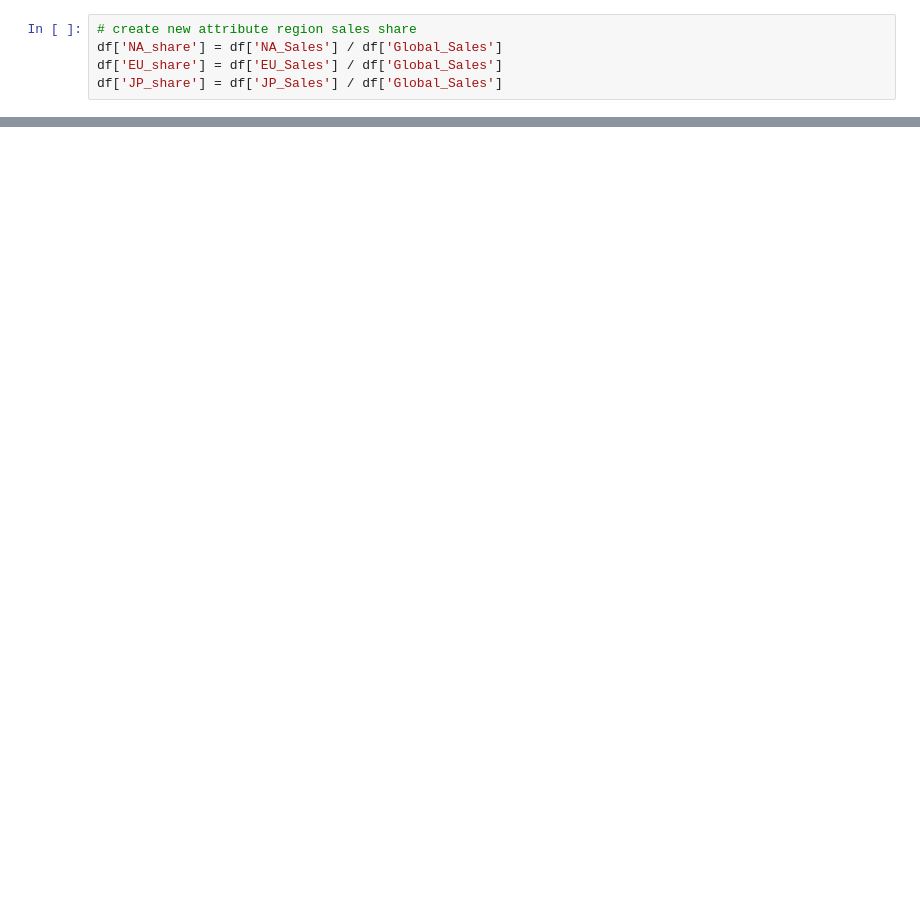
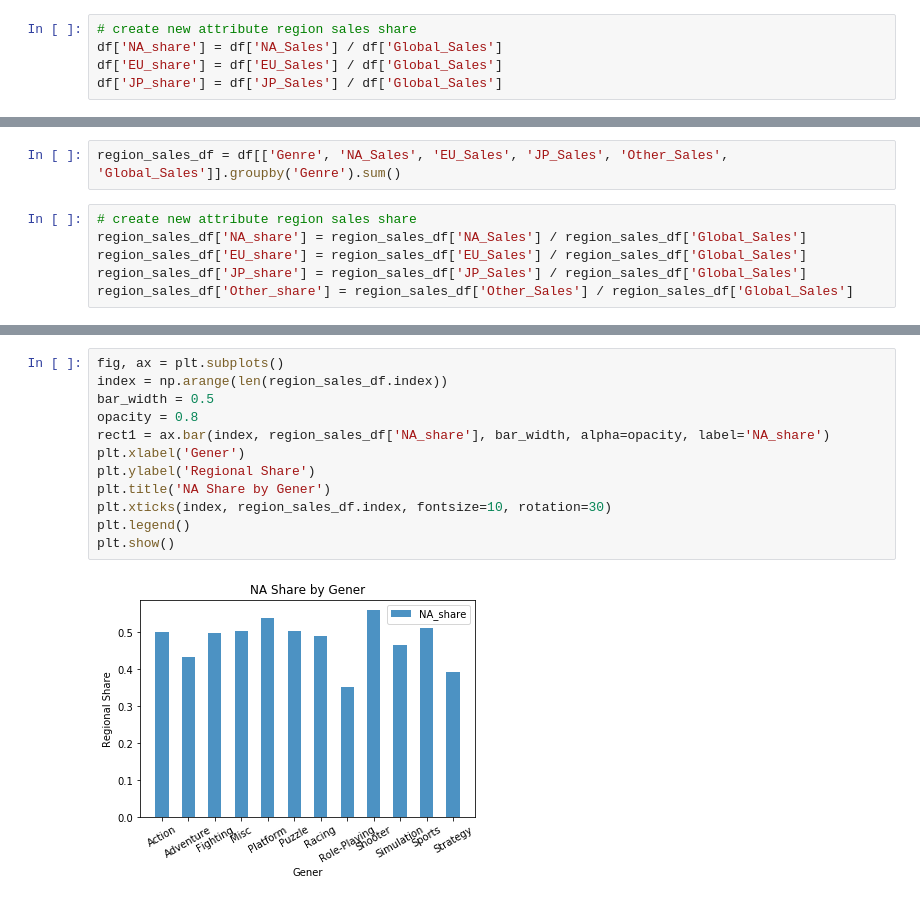
Before and after one commit to albert6051/csc59970-project, a Jupyter notebook: csc59970 project exploratory data analysis.ipynb, the cells around one changed output, grey strips where cells are left out. Cells and saved outputs as stored; diff of their text form; blank space fills up the shorter version.

```diff
--- a/csc59970 project exploratory data analysis.ipynb
+++ b/csc59970 project exploratory data analysis.ipynb
@@ -82,0 +81,8 @@ df.sort_values(by='Global_Sales', ascending=False).head(5)
+# %%
+region_sales_df = df[['Genre', 'NA_Sales', 'EU_Sales', 'JP_Sales', 'Other_Sales', 'Global_Sales']].groupby('Genre').sum()
+# %%
+# create new attribute region sales share
+region_sales_df['NA_share'] = region_sales_df['NA_Sales'] / region_sales_df['Global_Sales']
+region_sales_df['EU_share'] = region_sales_df['EU_Sales'] / region_sales_df['Global_Sales']
+region_sales_df['JP_share'] = region_sales_df['JP_Sales'] / region_sales_df['Global_Sales']
+region_sales_df['Other_share'] = region_sales_df['Other_Sales'] / region_sales_df['Global_Sales']
@@ -82,0 +139,14 @@ df.sort_values(by='Global_Sales', ascending=False).head(5)
+# %%
+fig, ax = plt.subplots()
+index = np.arange(len(region_sales_df.index))
+bar_width = 0.5
+opacity = 0.8
+rect1 = ax.bar(index, region_sales_df['NA_share'], bar_width, alpha=opacity, label='NA_share')
+plt.xlabel('Gener')
+plt.ylabel('Regional Share')
+plt.title('NA Share by Gener')
+plt.xticks(index, region_sales_df.index, fontsize=10, rotation=30)
+plt.legend()
+plt.show()
+# %% [output]
+[figure, added]
```
Also changed, not shown: parts of 17 cells of this notebook.
